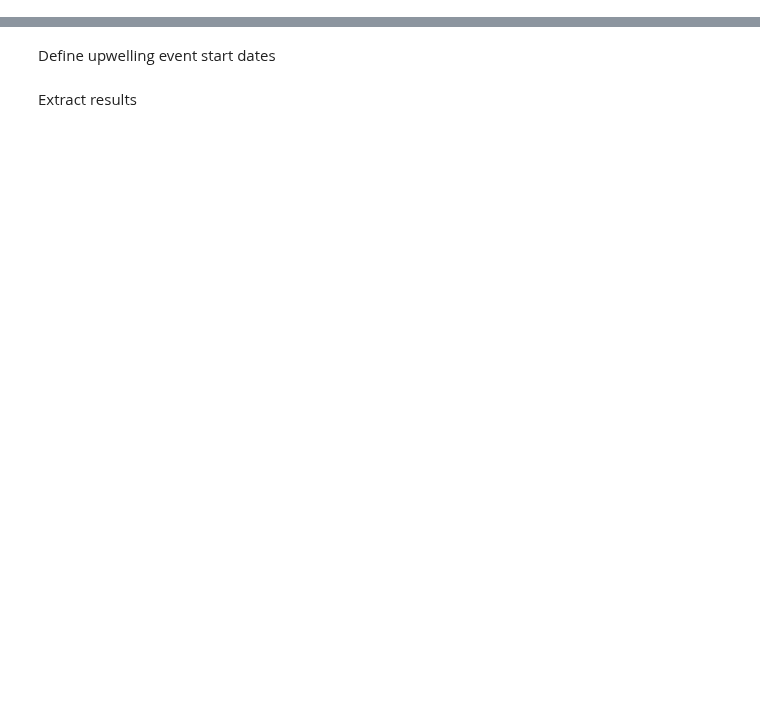
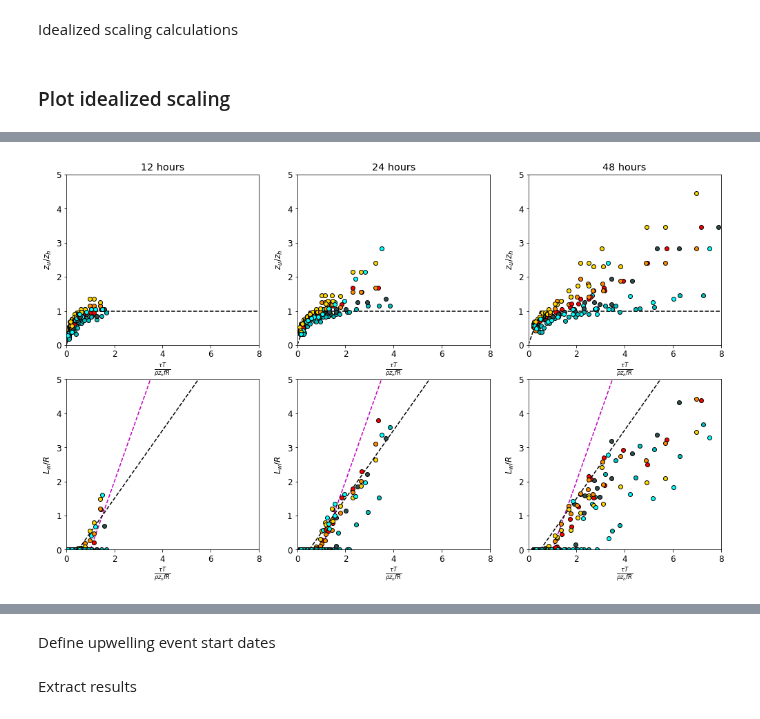
Before and after one commit to SalishSeaCast/analysis-ben, a Jupyter notebook: notebooks/Upwelling_scaling.ipynb, the cells around one changed output, grey strips where cells are left out. Saved outputs shown, nothing was run; the diff lists cells and outputs as text; code cells hidden in the pictures; blank space fills up the shorter version.

```diff
--- a/notebooks/Upwelling_scaling.ipynb
+++ b/notebooks/Upwelling_scaling.ipynb
@@ -257,0 +223,45 @@ paths = {
+# %% [markdown]
+Idealized scaling calculations
+# %%
+def calc_scaling_ideal():
+    """
+    """
+
+    # Make figure layout
+    fig, axs = make_scaling_figure()
+
+    # Loop though z_h and rho_surf
+    for z_h in tqdm(param['z_h']):
+        for rho_s in param['rho_surf']:
+
+            # Calculate deformation radius
+            for i, sec in zip(range(6), sections):
+                R_def[i] = calc_deformation_radius(rho_s, z_h, (sec['x'][0], sec['y']), angle=sec['a'])
+
+            # Loop through wind speed
+            for U, tau in zip(param['u_wind'], param['tau']):
+
+                # Open results record
+                runID = f'SalishSeaPond_S4d{U:02d}ms_halocline{z_h:2d}m_rhosurf{rho_s:4d}'
+                with xr.open_dataset(os.path.join(path, runID, fn)) as data:
+
+                    # Loop through sections
+                    for sec, R in zip(sections, R_def):
+                        scale = np.cos(np.arctan(2) - sec['a']) * tau * 3600 / (const['rho_0'] * z_h * const['f'] * R)
+                        xy = (sec['y'] - subdomain[2], slice(*[x - subdomain[0] for x in sec['x']]))
+                        rho_t0 = calc_rho(data, depth2d, (0, slice(None)) + xy, tmask)
+                        rho_halo = np.median(rho_t0[abs(depth2d[:, 0] - z_h).argmin(), :])
+
+                        # Loop through hours
+                        for col, hour in zip(axs.T, hours):
+                            scale_T = (hour - 3) * scale
+                            rho = calc_rho(data, 0, (hour, 0) + xy, tmask)
+                            z_u = depth2d[int(np.median(abs(rho_t0 - rho.max()).argmin(axis=0))), 0] / z_h
+                            L_w = np.sin(sec['a']) * (rho >= rho_halo).sum() * 440 / R
+                            col[0].plot(scale_T, z_u, 'o', color=sec['c'], markeredgecolor='k')
+                            col[1].plot(scale_T, L_w, 'o', color=sec['c'], markeredgecolor='k')
+# %% [markdown]
+### Plot idealized scaling
+# %%
+calc_scaling_ideal()
+# %% [output]
@@ -257,0 +269 @@ paths = {
+[figure, added]
```
Also changed, not shown: parts of 52 cells of this notebook, 1 other file.
